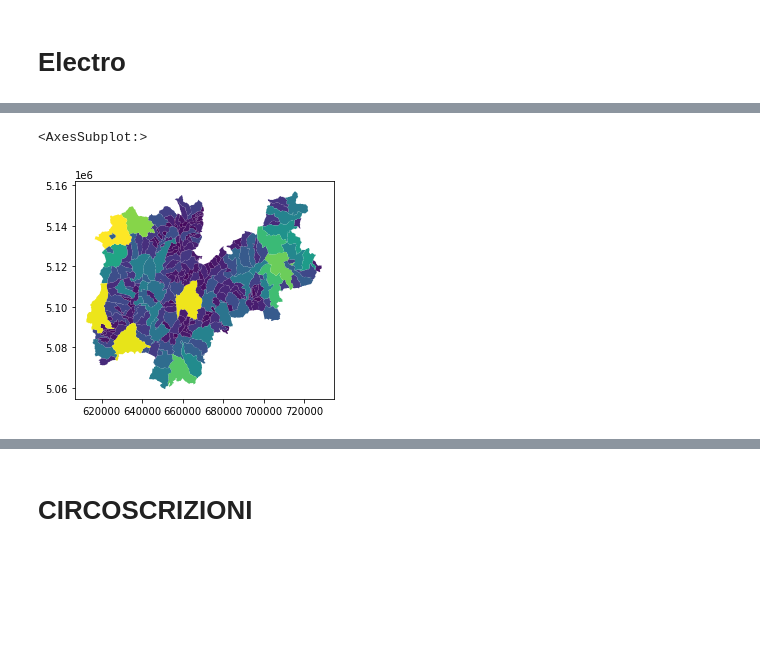
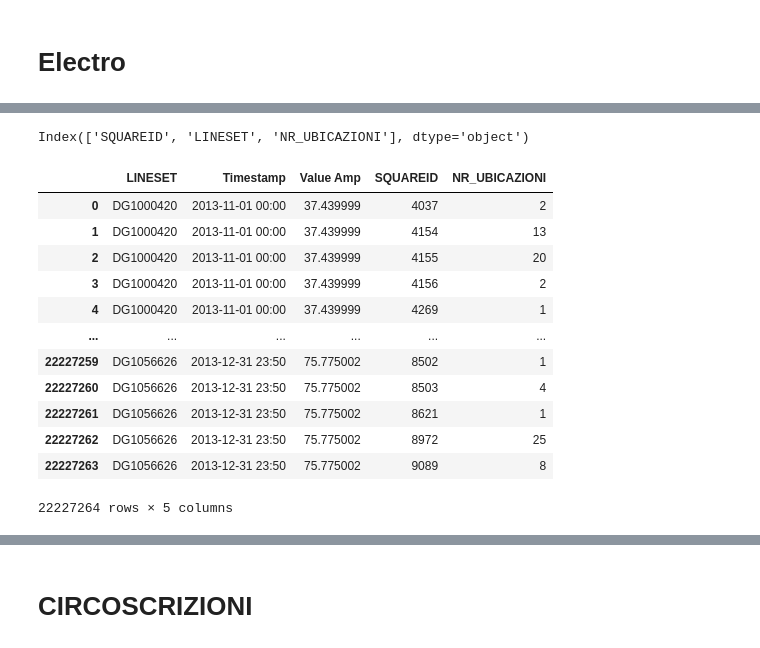
Before and after one commit to devix2/IntroToDS_FinalProject, a Jupyter notebook: SocialPulse(noCC)/Import Dati.ipynb, the cells around one changed output, grey strips where cells are left out. Saved outputs shown, nothing was run; the diff lists cells and outputs as text; code cells hidden in the pictures; blank space fills up the shorter version.

```diff
--- a/SocialPulse(noCC)/Import Dati.ipynb
+++ b/SocialPulse(noCC)/Import Dati.ipynb
@@ -171,27 +175,20 @@ Index(['201311010000', '2383', '1'], dtype='object')
 
 #Problema: il primo dato vien preso come dizionario
 #Converto colonne
+
+
+electro = m_d.safe_import('SET-1')
+electro=electro.rename(columns={'DG1000420': 'LINESET', "2013-11-01 00:00": 'Timestamp', "37.439999" : 'Value Amp'})
+#Riaggiungo il primo dato
+electro=appforth(electro,['DG1000420','2013-11-01 00:00',37.439999])
+
 temp = m_d.safe_import('SET-2')
 temp=temp.rename(columns={'DG1000420': 'LINESET', "2013-12-01 00:00": 'Timestamp', "36.719997" : 'Value Amp'})
 #Riaggiungo il primo dato
-electro=appforth(temp,['DG1000420','2013-12-01 00:00',36.719997])
+temp=appforth(temp,['DG1000420','2013-12-01 00:00',36.719997])
 
-temp1 = m_d.safe_import('SET-2')
-temp1=temp1.rename(columns={'DG1000420': 'LINESET', "2013-11-01 00:00": 'Timestamp', "37.439999" : 'Value Amp'})
-#Riaggiungo il primo dato
-electro_1=appforth(temp1,['DG1000420','2013-12-01 00:00',36.719997])
-
-electro.append(electro_1)
+electro=electro.append(temp, ignore_index=True)
+del temp  #Pesa tanto
 
 electro
-#del temp
-#del temp1
-#del electro_1
-#
-lines = m_d.safe_import('SET-lines')
-electro = electro.merge(right=lines, how='outer')
-
-
-#Ci sono incompatibilità tra i record salvati quindi li droppo cattivo
-electro = electro.dropna()
 # %% [output]
@@ -219,7 +210,25 @@ Index(['COD_RIP', 'COD_REG', 'COD_PROV', 'PRO_COM', 'PRO_COM_T', 'COMUNE',
-# %%
-#Convertiamo alla vera patria
-adm_reg=adm_reg[adm_reg["COD_PROV"]==22]
-adm_reg.plot("Shape_Area")
-# %% [output]
-<AxesSubplot:>
-[figure, removed]
+# %%
+#Unisco a dataframe che descrive posizioni sulla griglia
+#Ne faccio un secondo che per alcune operazione è più comodo operare con l'altro
+lines = m_d.safe_import('SET-lines')
+electroLines = electro.merge(right=lines, how='outer')
+
+#Ci sono incompatibilità tra i record salvati quindi li droppo cattivo
+electroLines = electroLines.dropna()
+
+electroLines
+# %% [output]
+Index(['SQUAREID', 'LINESET', 'NR_UBICAZIONI'], dtype='object')
+|  | LINESET | Timestamp | Value Amp | SQUAREID | NR_UBICAZIONI |
+| 0 | DG1000420 | 2013-11-01 00:00 | 37.439999 | 4037 | 2 |
+| 1 | DG1000420 | 2013-11-01 00:00 | 37.439999 | 4154 | 13 |
+| 2 | DG1000420 | 2013-11-01 00:00 | 37.439999 | 4155 | 20 |
+| 3 | DG1000420 | 2013-11-01 00:00 | 37.439999 | 4156 | 2 |
+| 4 | DG1000420 | 2013-11-01 00:00 | 37.439999 | 4269 | 1 |
+| ... | ... | ... | ... | ... | ... |
+| 22227259 | DG1056626 | 2013-12-31 23:50 | 75.775002 | 8502 | 1 |
+| 22227260 | DG1056626 | 2013-12-31 23:50 | 75.775002 | 8503 | 4 |
+| 22227261 | DG1056626 | 2013-12-31 23:50 | 75.775002 | 8621 | 1 |
+| 22227262 | DG1056626 | 2013-12-31 23:50 | 75.775002 | 8972 | 25 |
+| 22227263 | DG1056626 | 2013-12-31 23:50 | 75.775002 | 9089 | 8 |
+22227264 rows × 5 columns
```
Also changed, not shown: parts of 11 cells of this notebook, 6 other files.
